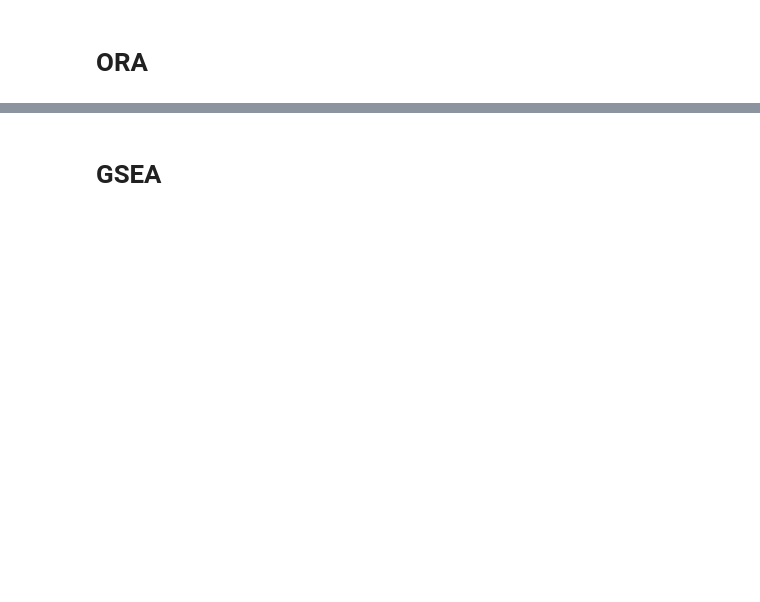
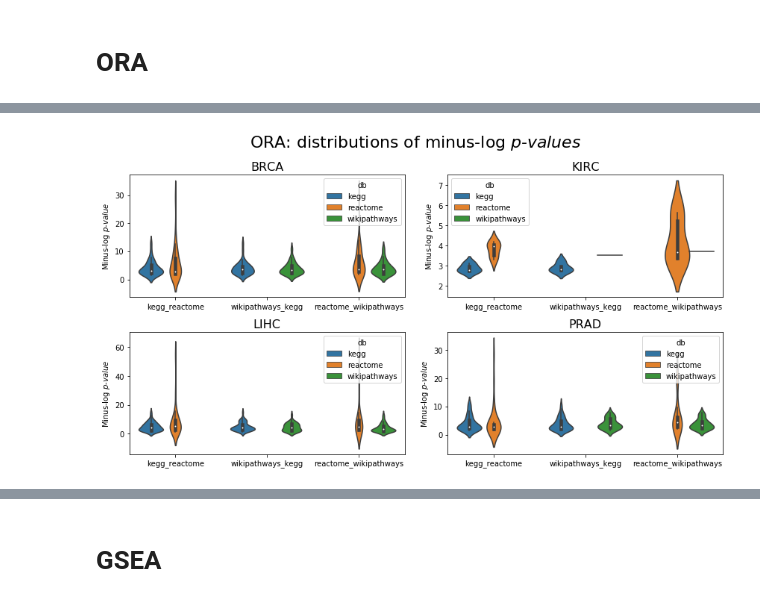
Before and after one commit to pathwayforte/results, a Jupyter notebook: notebooks/evaluation/Comparisons of P-Value Distributions of Pathway Analogs.ipynb, the cells around one changed output, grey strips where cells are left out. Saved outputs shown, nothing was run; the diff lists cells and outputs as text; code cells hidden in the pictures; blank space fills up the shorter version.

```diff
--- a/notebooks/evaluation/Comparisons of P-Value Distributions of Pathway Analogs.ipynb
+++ b/notebooks/evaluation/Comparisons of P-Value Distributions of Pathway Analogs.ipynb
@@ -57,3 +65,21 @@ def name_to_database(name):
+# %%
+def draw_mlp_distributions(df, method, savefig_path=None):
+    fig, axes = plt.subplots(2, 2, figsize=(12, 6))
+
+    for dataset, ax in zip(datasets, axes.ravel()):
+        ax.set_title(dataset, fontdict=dict(fontsize=16))
+        sns.violinplot(
+            data=df[df.dataset == dataset],
+            y='mlp',
+            x='comparison',
+            hue='db',
+            ax=ax,
+        )
+        ax.set_ylabel('Minus-log $p$-$value$')
+        ax.set_xlabel('')
+
+    plt.tight_layout()
+    plt.suptitle(f'{method}: distributions of minus-log $p$-$values$', y=1.06, fontsize=22)
 # %% [markdown]
 # ORA
 # %%
@@ -98,0 +115,6 @@ ora_df.reset_index()
+# %%
+draw_mlp_distributions(ora_df, 'ORA')
+plt.savefig(os.path.join(output_directory, 'ora_p_value_distributions.png'))
+plt.show()
+# %% [output]
+[figure, added]
```
Also changed, not shown: parts of 37 cells of this notebook.
